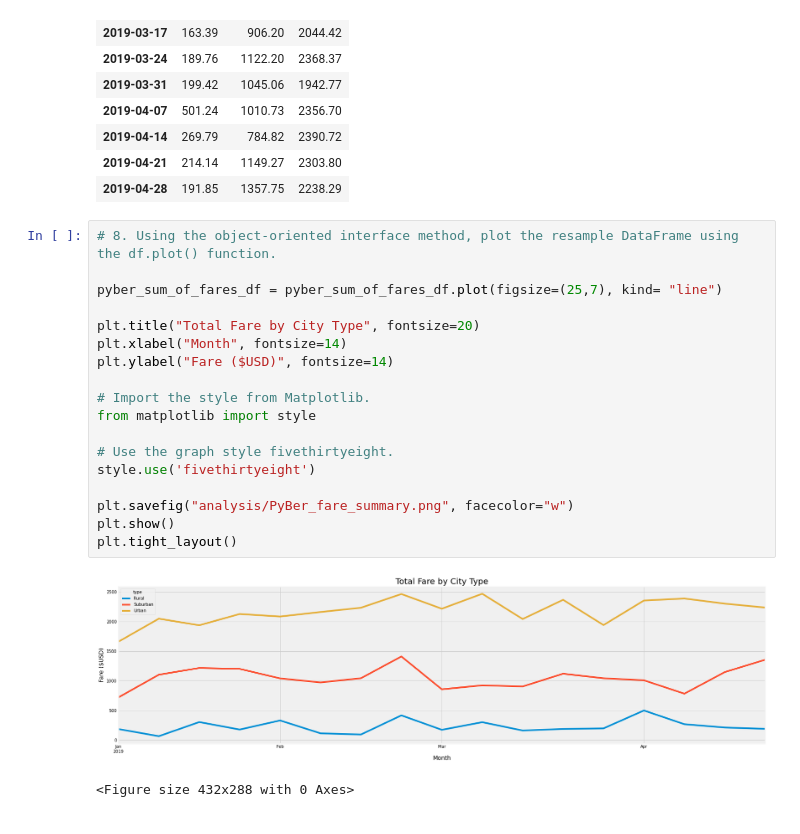
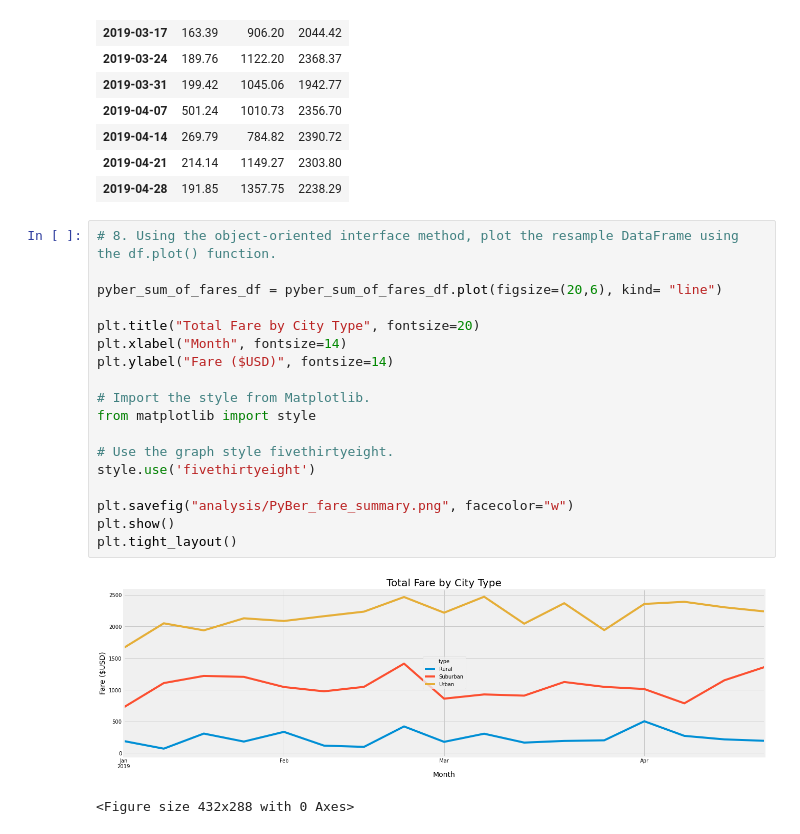
Before and after one commit to Maureen220/PyBer_Analysis, a Jupyter notebook: PyBer_Challenge.ipynb, the cells around one changed output. Cells and saved outputs as stored; diff of their text form.

Commit message:
resized image

```diff
--- a/PyBer_Challenge.ipynb
+++ b/PyBer_Challenge.ipynb
@@ -253,21 +253,21 @@ pyber_sum_of_fares_df
 # %%
 # 8. Using the object-oriented interface method, plot the resample DataFrame using the df.plot() function.
 
-pyber_sum_of_fares_df = pyber_sum_of_fares_df.plot(figsize=(25,7), kind= "line")
+pyber_sum_of_fares_df = pyber_sum_of_fares_df.plot(figsize=(20,6), kind= "line")
 
 plt.title("Total Fare by City Type", fontsize=20)
 plt.xlabel("Month", fontsize=14)
 plt.ylabel("Fare ($USD)", fontsize=14)
 
 # Import the style from Matplotlib.
 from matplotlib import style
 
 # Use the graph style fivethirtyeight.
 style.use('fivethirtyeight')
 
 plt.savefig("analysis/PyBer_fare_summary.png", facecolor="w")
 plt.show()
 plt.tight_layout()
 # %% [output]
-[figure, old version]
+[figure, new version]
 <Figure size 432x288 with 0 Axes>
```
Also changed, not shown: 1 other file.
